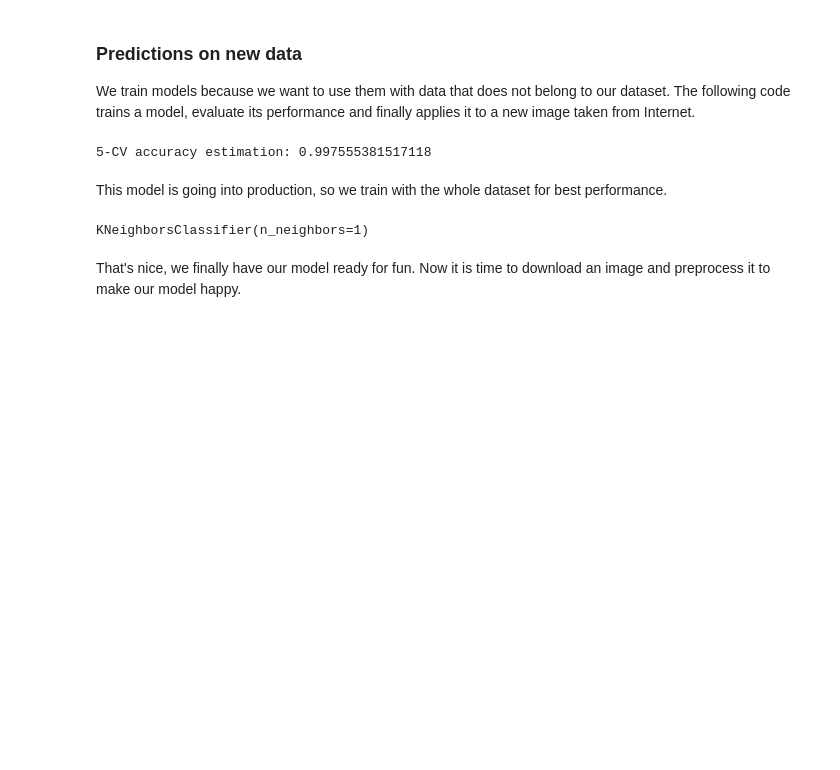
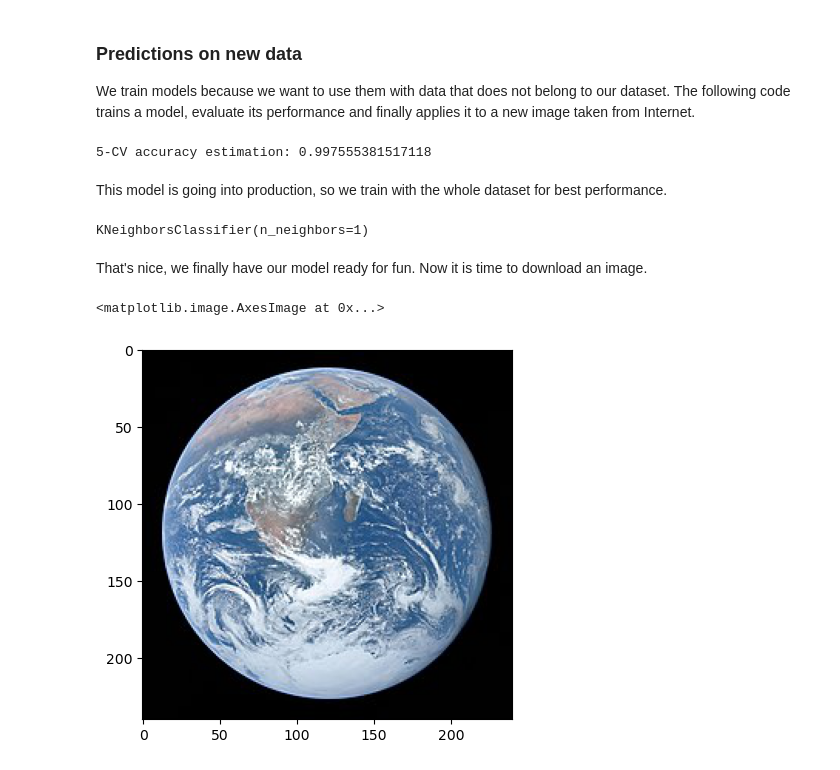
Before and after one commit to dfbarrero/dataCourse, a Jupyter notebook: assignments/planets/planets.ipynb, the cells around one changed output. Cells and saved outputs as stored; diff of their text form; code cells hidden in the pictures; blank space fills up the shorter version.

Commit message:
Planets assignment updated

```diff
--- a/assignments/planets/planets.ipynb
+++ b/assignments/planets/planets.ipynb
@@ -525,4 +416,18 @@ model.fit(X, y)
 # %% [output]
 KNeighborsClassifier(n_neighbors=1)
 # %% [markdown]
-That's nice, we finally have our model ready for fun. Now it is time to download an image and preprocess it to make our model happy.
+That's nice, we finally have our model ready for fun. Now it is time to download an image.
+# %%
+from PIL import Image
+import requests
+from io import BytesIO
+
+url = 'https://github.com/dfbarrero/dataCourse/raw/master/assignments/planets/earth.jpg'
+
+response = requests.get(url)
+img = Image.open(BytesIO(response.content))
+# %%
+plt.imshow(img)
+# %% [output]
+<matplotlib.image.AxesImage at 0x...>
+[figure, added]
```
Also changed, not shown: parts of 10 cells of this notebook.
